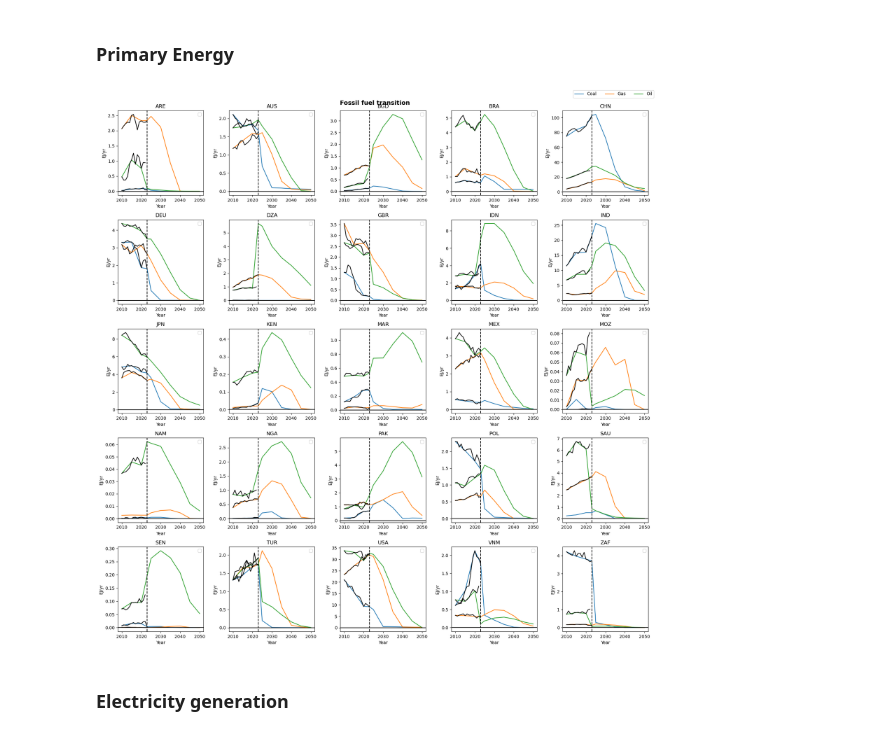
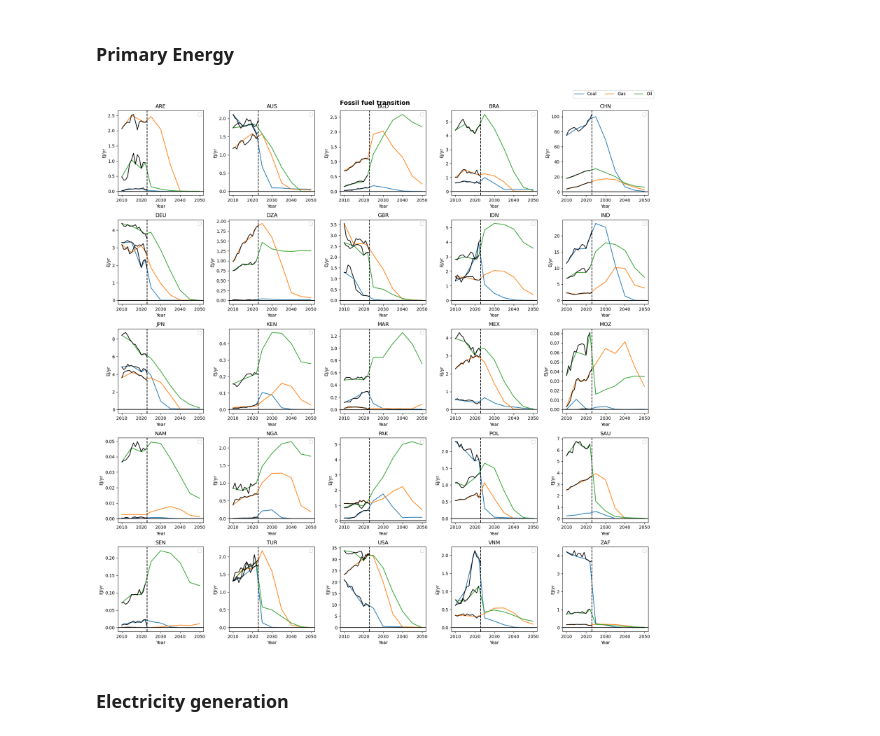
Before and after one commit to fabiosferra/DSCALE, a Jupyter notebook: notebook/explore_results.ipynb, the cells around one changed output. Cells and saved outputs as stored; diff of their text form; code cells hidden in the pictures.

Commit message:
explore NPE-core

```diff
--- a/notebook/explore_results.ipynb
+++ b/notebook/explore_results.ipynb
@@ -89,2 +92,4 @@ dscale_results = pyam.IamDataFrame(DSCALE_PATH /  'outputs/5_Explorer_and_New_Va
 # %% [output]
 [INFO] 15:10:47 - pyam.core: Reading file /Users/neilg/Library/CloudStorage/Box-Box/Climate Policy Team/02 - Projects/IKEA NDC 1.5° Pathways 23-25 - phase II/2 - Work Packages/WP2 - National 1.5°C Pat ...
+# %%
+dscale_results = pyam.IamDataFrame(DSCALE_PATH /  'outputs/week_2025_12_15/REMIND-MAgPIE 3.3-4.8_REMIND_2025_for_testing_2025_12_17_test_2022_harmo_step5e_None.csv')
@@ -305,20 +312,20 @@ IKEA_ISOS.sort()
 # %%
 f, axes = plt.subplots(nrows=5,ncols=5,figsize=(18,18))
 fossil_vars = ['Primary Energy|Coal','Primary Energy|Oil','Primary Energy|Gas']
 
 for count, ax in enumerate(axes.ravel()[:]):
-    dscale_results.filter(scenario='NPE-convEarly',region=IKEA_ISOS[count],variable=fossil_vars,year=range(2010,2051)).plot(ax=ax)
+    dscale_results.filter(scenario='NPE-core',region=IKEA_ISOS[count],variable=fossil_vars,year=range(2010,2051)).plot(ax=ax)
     hist_data.filter(region=IKEA_ISOS[count],variable=fossil_vars,year=range(2010,2025)).plot(ax=ax,color='k')
     ax.axvline(x=2023,color='k',ls='--')
     ax.axhline(y=0,color='k',ls='-')
     ax.set_title(IKEA_ISOS[count])
     ax.legend([])
 
 f.suptitle('Fossil fuel transition',fontsize=14,fontweight='bold')
 f.legend(['Coal','Gas','Oil'],ncols=3)
 plt.tight_layout()
 # %% [output]
-[figure, old version]
+[figure, new version]
 # %% [markdown]
 ### Electricity generation
 # %%
```
Also changed, not shown: parts of 13 cells of this notebook.
